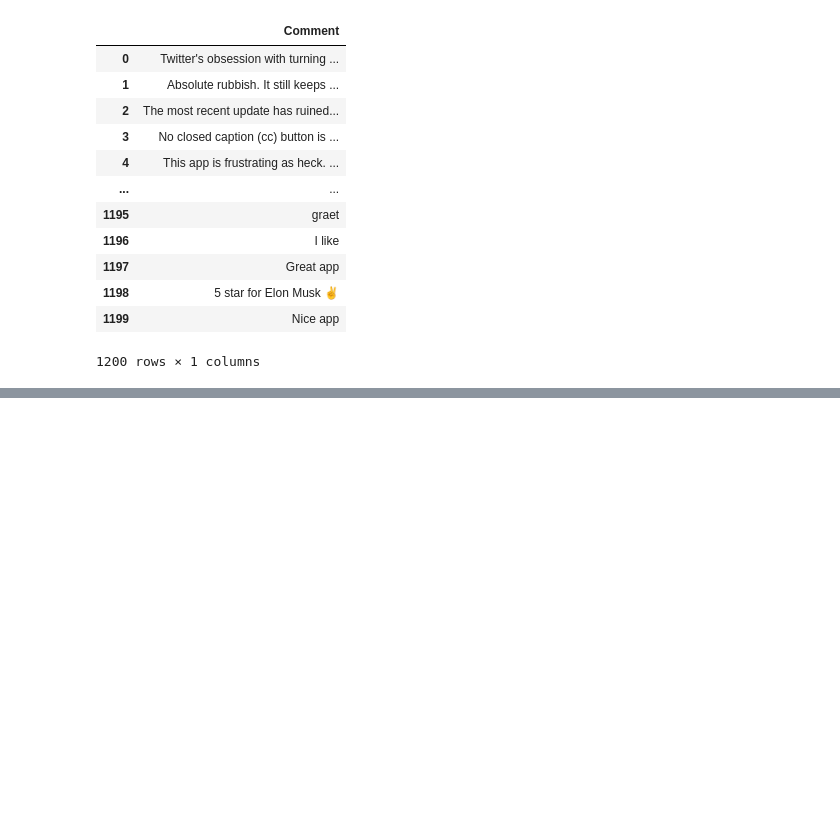
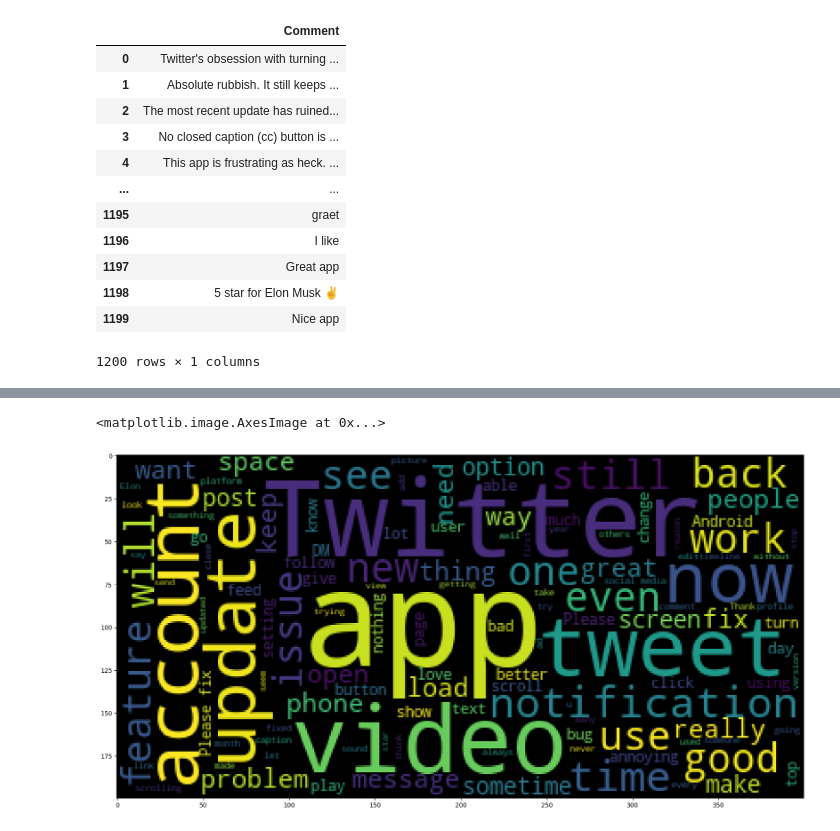
Before and after one commit to mateuscavalcant/sentiment-analysis-nlp, a Jupyter notebook: notebooks/analysis_sentiment.ipynb, the cells around one changed output, grey strips where cells are left out. Cells and saved outputs as stored; diff of their text form; code cells hidden in the pictures; blank space fills up the shorter version.

```diff
--- a/notebooks/analysis_sentiment.ipynb
+++ b/notebooks/analysis_sentiment.ipynb
@@ -68,0 +79,12 @@ df[['Comment', 'Tokens', 'Pos_tags', 'Sentiment', 'Sentiment_Classification']]
+# %%
+# juntando as frases dos comentários em um parágrafo
+paragraph = "".join(list_comments)
+# %%
+import matplotlib.pyplot as plt
+
+# Exibindo o WordCloud
+plt.figure(figsize=(20, 20))
+plt.imshow(WordCloud().generate(paragraph))
+# %% [output]
+<matplotlib.image.AxesImage at 0x...>
+[figure, added]
```
Also changed, not shown: parts of 14 cells of this notebook.
